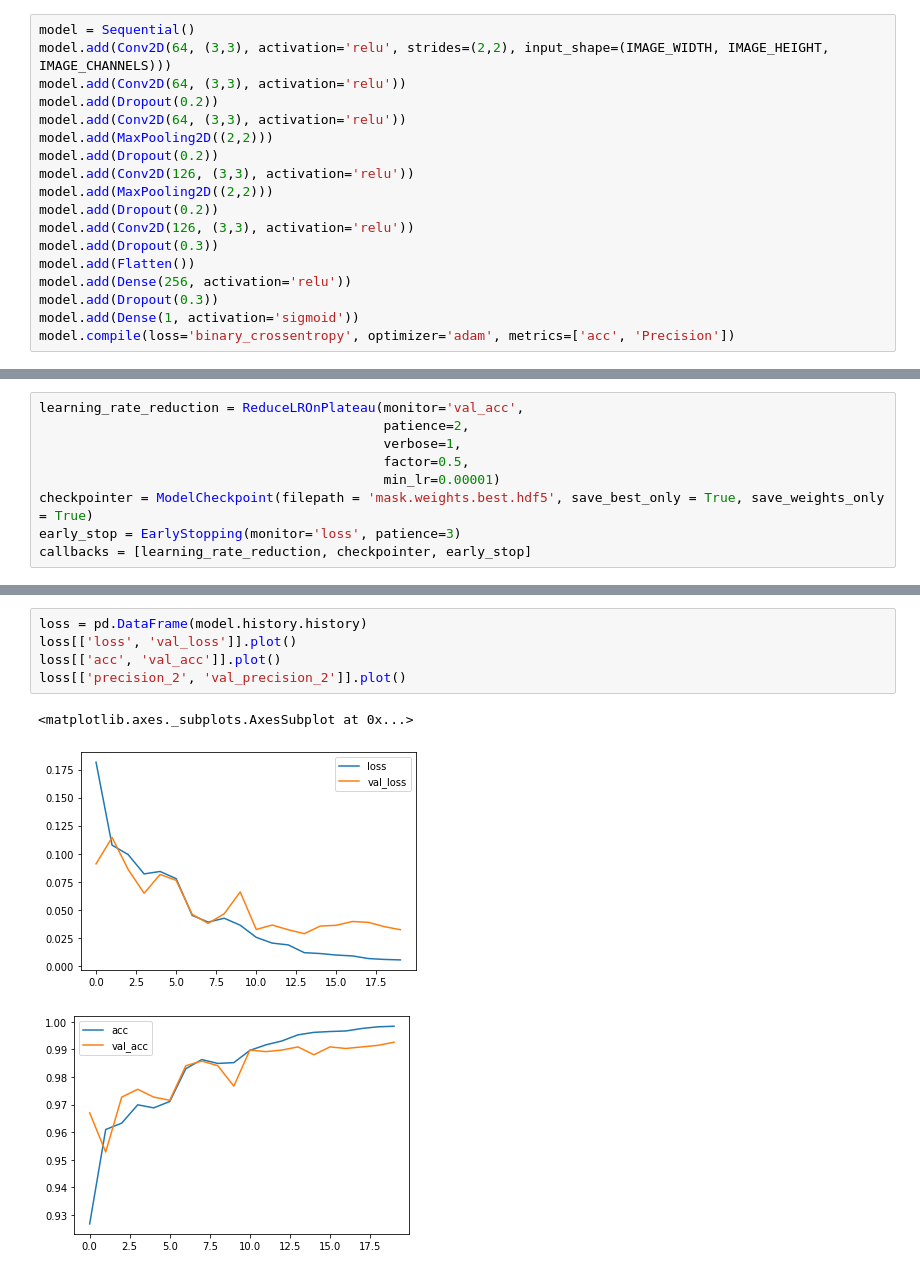
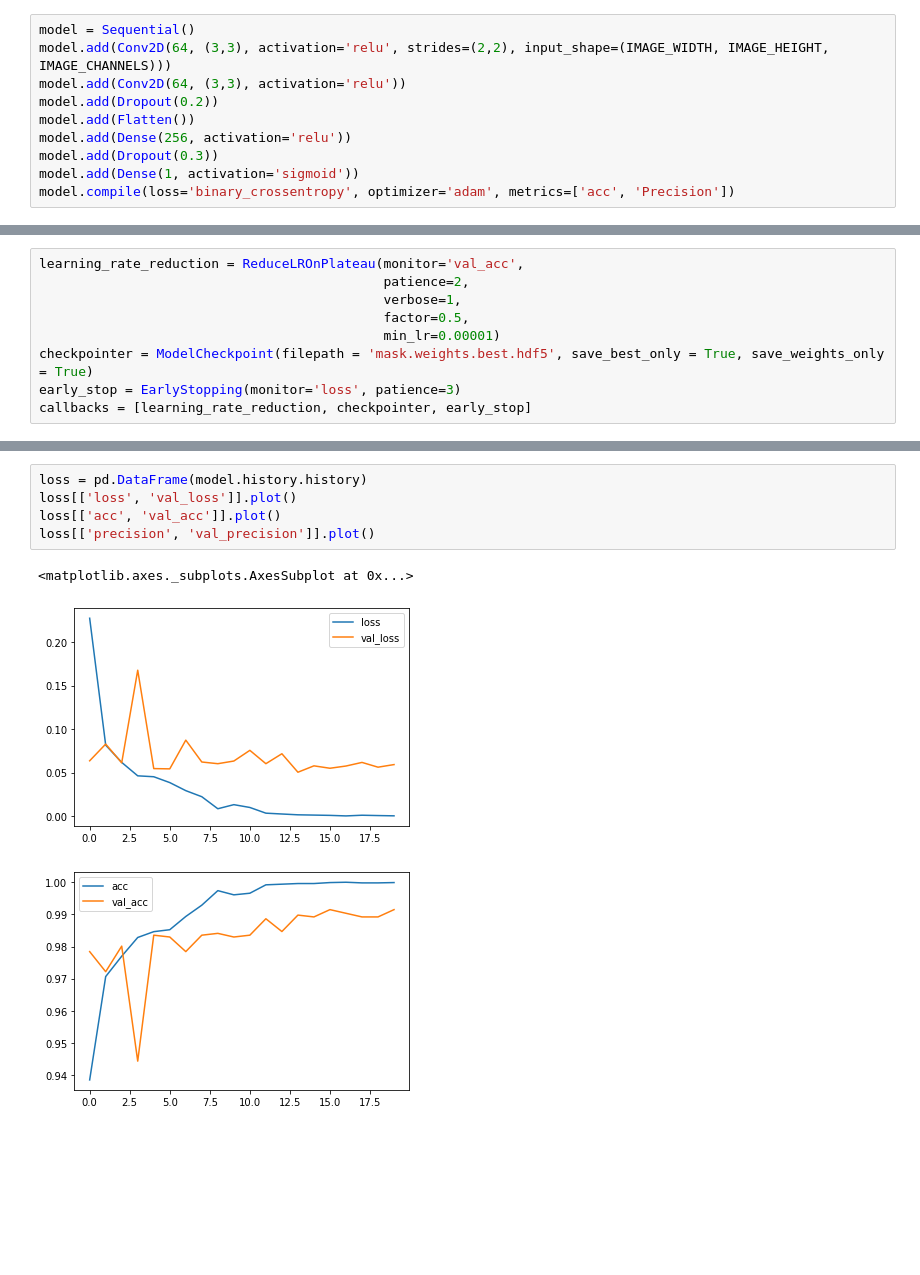
Before and after one commit to EduFdezSoy/safety-first, a Jupyter notebook: simple.ipynb, the cells around one changed output, grey strips where cells are left out. Saved outputs shown, nothing was run; the diff lists cells and outputs as text; blank space fills up the shorter version.

```diff
--- a/simple.ipynb
+++ b/simple.ipynb
@@ -146,14 +150,6 @@ model = Sequential()
 model.add(Conv2D(64, (3,3), activation='relu', strides=(2,2), input_shape=(IMAGE_WIDTH, IMAGE_HEIGHT, IMAGE_CHANNELS)))
 model.add(Conv2D(64, (3,3), activation='relu'))
 model.add(Dropout(0.2))
-model.add(Conv2D(64, (3,3), activation='relu'))
-model.add(MaxPooling2D((2,2)))
-model.add(Dropout(0.2))
-model.add(Conv2D(126, (3,3), activation='relu'))
-model.add(MaxPooling2D((2,2)))
-model.add(Dropout(0.2))
-model.add(Conv2D(126, (3,3), activation='relu'))
-model.add(Dropout(0.3))
 model.add(Flatten())
 model.add(Dense(256, activation='relu'))
 model.add(Dropout(0.3))
@@ -223,9 +226,9 @@ Total time:  243.5494418144226 seconds
 # %%
 loss = pd.DataFrame(model.history.history)
 loss[['loss', 'val_loss']].plot()
 loss[['acc', 'val_acc']].plot()
-loss[['precision_2', 'val_precision_2']].plot()
+loss[['precision', 'val_precision']].plot()
 # %% [output]
 <matplotlib.axes._subplots.AxesSubplot at 0x...>
-[figure, old version]
+[figure, new version]
-[figure, old version]
+[figure, new version]
```
Also changed, not shown: parts of 10 cells of this notebook.
